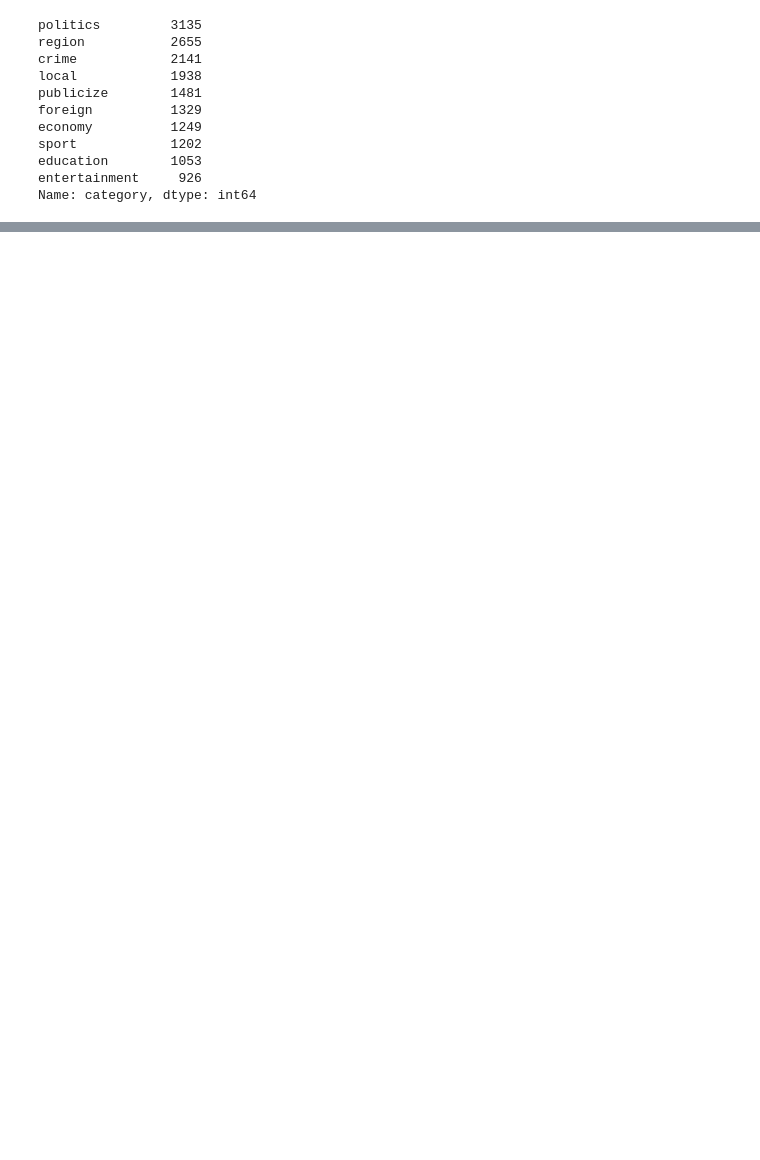
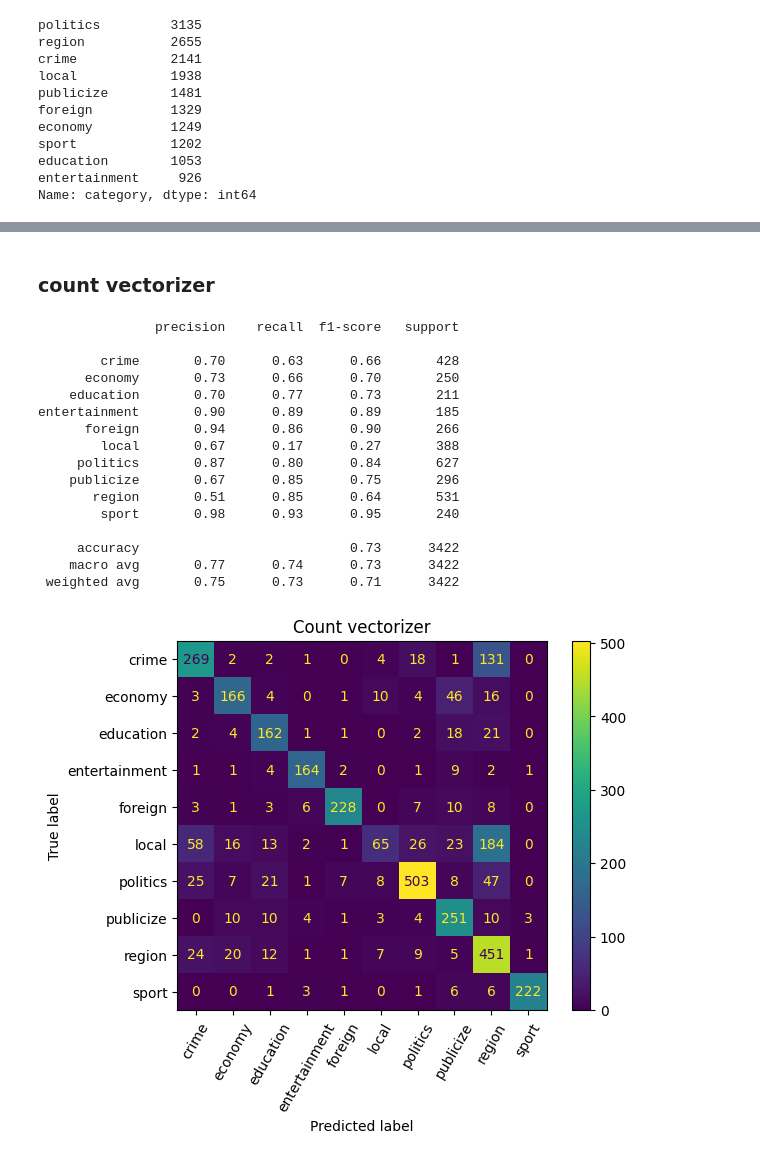
Before and after one commit to nozomiyamada/DSI3, a Jupyter notebook: Thai NLP Examples/text_classification_2_simpleNN.ipynb, the cells around one changed output, grey strips where cells are left out. Cells and saved outputs as stored; diff of their text form; code cells hidden in the pictures; blank space fills up the shorter version.

```diff
--- a/Thai NLP Examples/text_classification_2_simpleNN.ipynb
+++ b/Thai NLP Examples/text_classification_2_simpleNN.ipynb
@@ -310,0 +120,5 @@ disp.plot(xticks_rotation=90)
+# %%
+X = df['article_tokens']
+y = df['category']
+
+X_train, X_test, y_train, y_test = train_test_split(X, y, test_size=0.2, stratify=y, random_state=42)
@@ -310,0 +150,13 @@ disp.plot(xticks_rotation=90)
+# %%
+# instantiate vectorizers
+# use only 5000 features (if more, it takes too much time)
+cvec = CountVectorizer(max_df=0.5, max_features=5000, ngram_range=(1,2))
+tvec = TfidfVectorizer(max_df=0.5, max_features=5000, ngram_range=(1,2))
+
+# instantiate NN estimators
+NN_cvec = KerasClassifier(create_NN, loss='sparse_categorical_crossentropy', epochs=3, metrics='accuracy', validation_split=0.2)
+NN_tvec = KerasClassifier(create_NN, loss='sparse_categorical_crossentropy', epochs=3, metrics='accuracy', validation_split=0.2)
+
+# pipelines
+pipe_cvec = Pipeline([('cvec', cvec), ('dense', FunctionTransformer(lambda x: x.toarray(), accept_sparse=True)), ('NN_cvec', NN_cvec)])
+pipe_tvec = Pipeline([('tvec', tvec), ('dense', FunctionTransformer(lambda x: x.toarray(), accept_sparse=True)), ('NN_tvec', NN_tvec)])
@@ -310,0 +168,6 @@ disp.plot(xticks_rotation=90)
+# %%
+print("--- Count Vectorizer ---")
+pipe_cvec.fit(X_train, y_train)
+
+print("\n--- TFIDF Vectorizer ---")
+pipe_tvec.fit(X_train, y_train)
@@ -310,0 +208,3 @@ disp.plot(xticks_rotation=90)
+# %%
+pred_cvec = pipe_cvec.predict(X_test)
+pred_tvec = pipe_tvec.predict(X_test)
@@ -310,0 +214,28 @@ disp.plot(xticks_rotation=90)
+# %% [markdown]
+### count vectorizer
+# %%
+## print F1 scores
+print(classification_report(y_test, pred_cvec))
+
+## confusion matrix
+disp = ConfusionMatrixDisplay(confusion_matrix(y_test, pred_cvec), display_labels=pipe_cvec.classes_)
+disp.plot(xticks_rotation=60)
+plt.title('Count vectorizer');
+# %% [output]
+               precision    recall  f1-score   support
+
+        crime       0.70      0.63      0.66       428
+      economy       0.73      0.66      0.70       250
+    education       0.70      0.77      0.73       211
+entertainment       0.90      0.89      0.89       185
+      foreign       0.94      0.86      0.90       266
+        local       0.67      0.17      0.27       388
+     politics       0.87      0.80      0.84       627
+    publicize       0.67      0.85      0.75       296
+       region       0.51      0.85      0.64       531
+        sport       0.98      0.93      0.95       240
+
+     accuracy                           0.73      3422
+    macro avg       0.77      0.74      0.73      3422
+ weighted avg       0.75      0.73      0.71      3422
+[figure, added]
```
Also changed, not shown: parts of 48 cells of this notebook, 4 other files.
